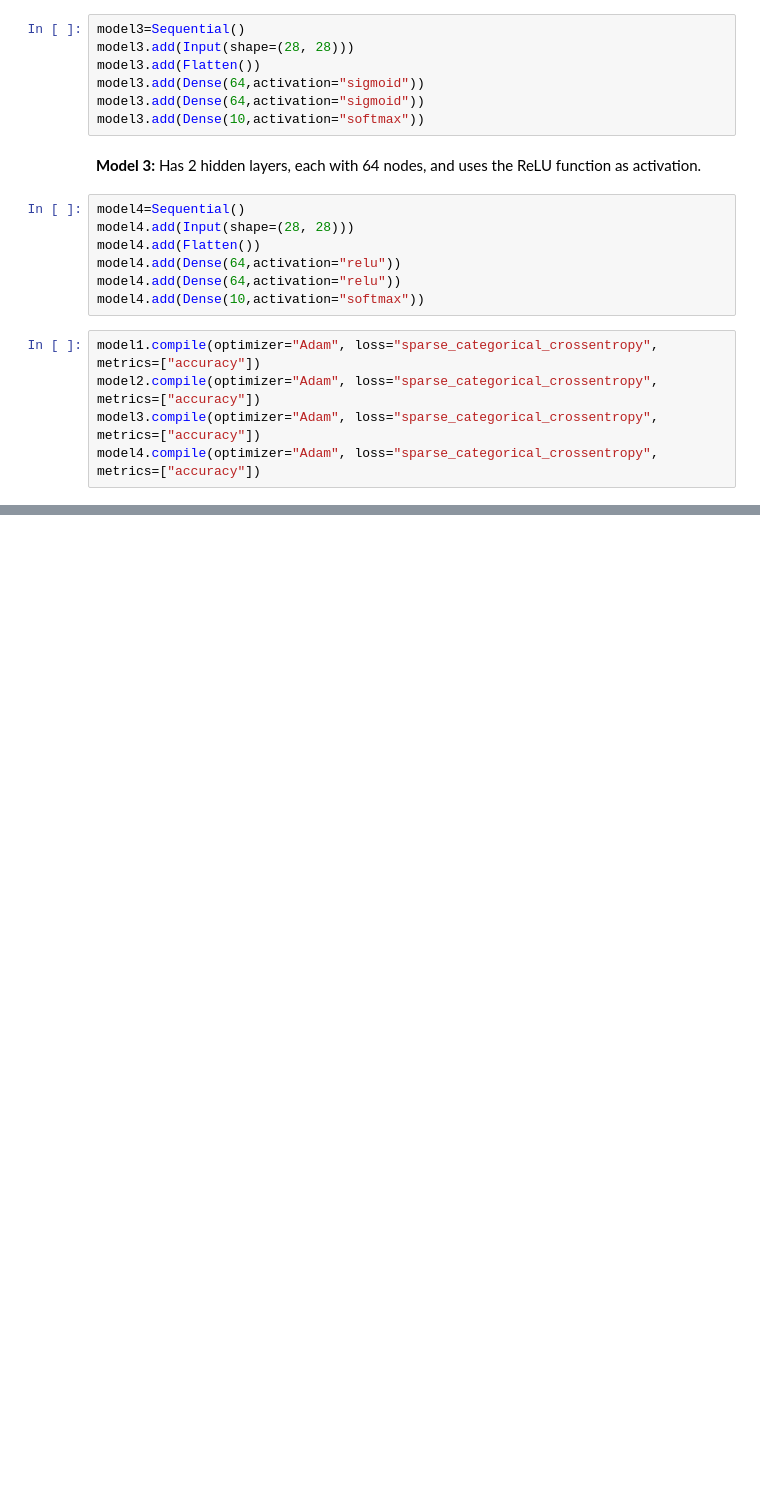
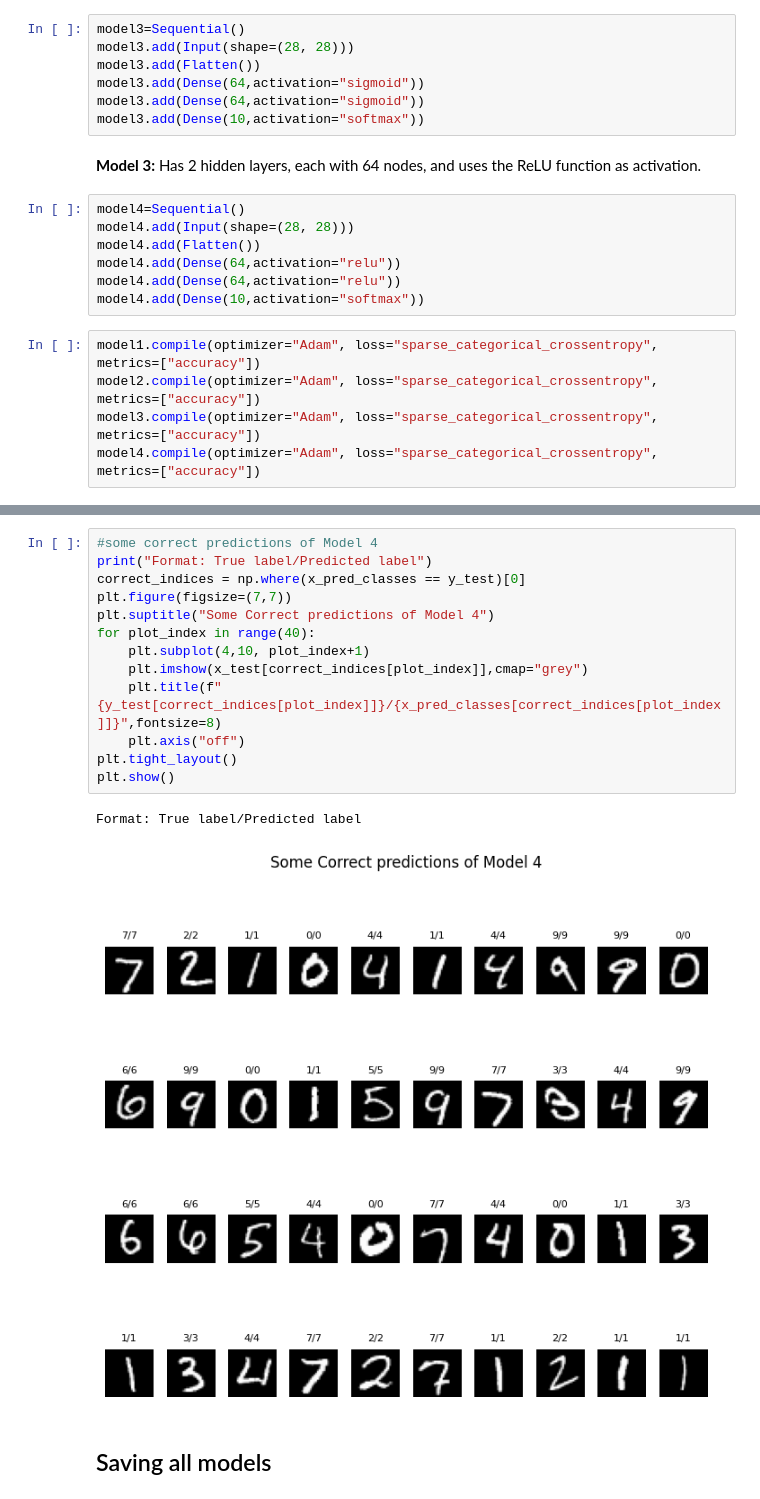
Before and after one commit to AdiXjaiswal/Handwritten-Digit-Recognition, a Jupyter notebook: HandwrittenDigitRecognition.ipynb, the cells around one changed output, grey strips where cells are left out. Saved outputs shown, nothing was run; the diff lists cells and outputs as text; blank space fills up the shorter version.

```diff
--- a/HandwrittenDigitRecognition.ipynb
+++ b/HandwrittenDigitRecognition.ipynb
@@ -206,0 +238,18 @@ plt.show()
+# %%
+#some correct predictions of Model 4
+print("Format: True label/Predicted label")
+correct_indices = np.where(x_pred_classes == y_test)[0]
+plt.figure(figsize=(7,7))
+plt.suptitle("Some Correct predictions of Model 4")
+for plot_index in range(40):
+    plt.subplot(4,10, plot_index+1)
+    plt.imshow(x_test[correct_indices[plot_index]],cmap="grey")
+    plt.title(f"{y_test[correct_indices[plot_index]]}/{x_pred_classes[correct_indices[plot_index]]}",fontsize=8)
+    plt.axis("off")
+plt.tight_layout()
+plt.show()
+# %% [output]
+Format: True label/Predicted label
+[figure, added]
+# %% [markdown]
+## Saving all models
```
Also changed, not shown: parts of 14 cells of this notebook.
